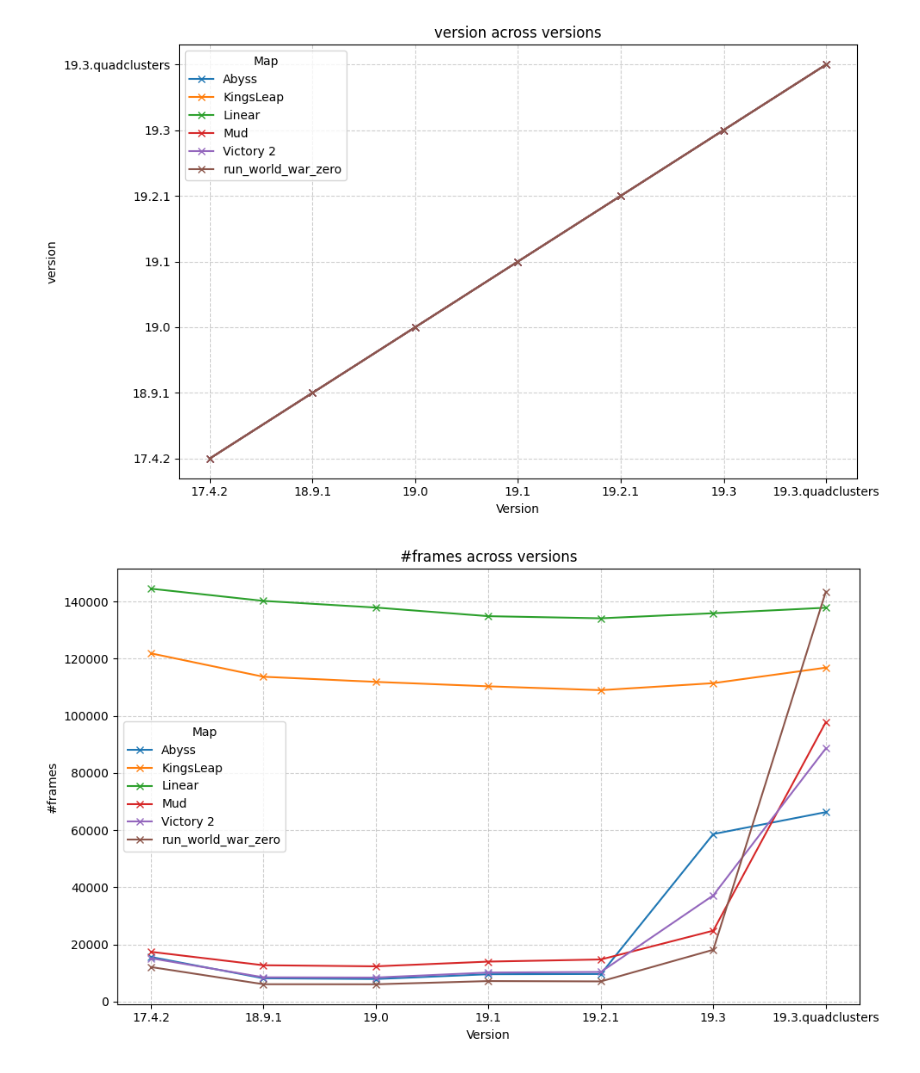
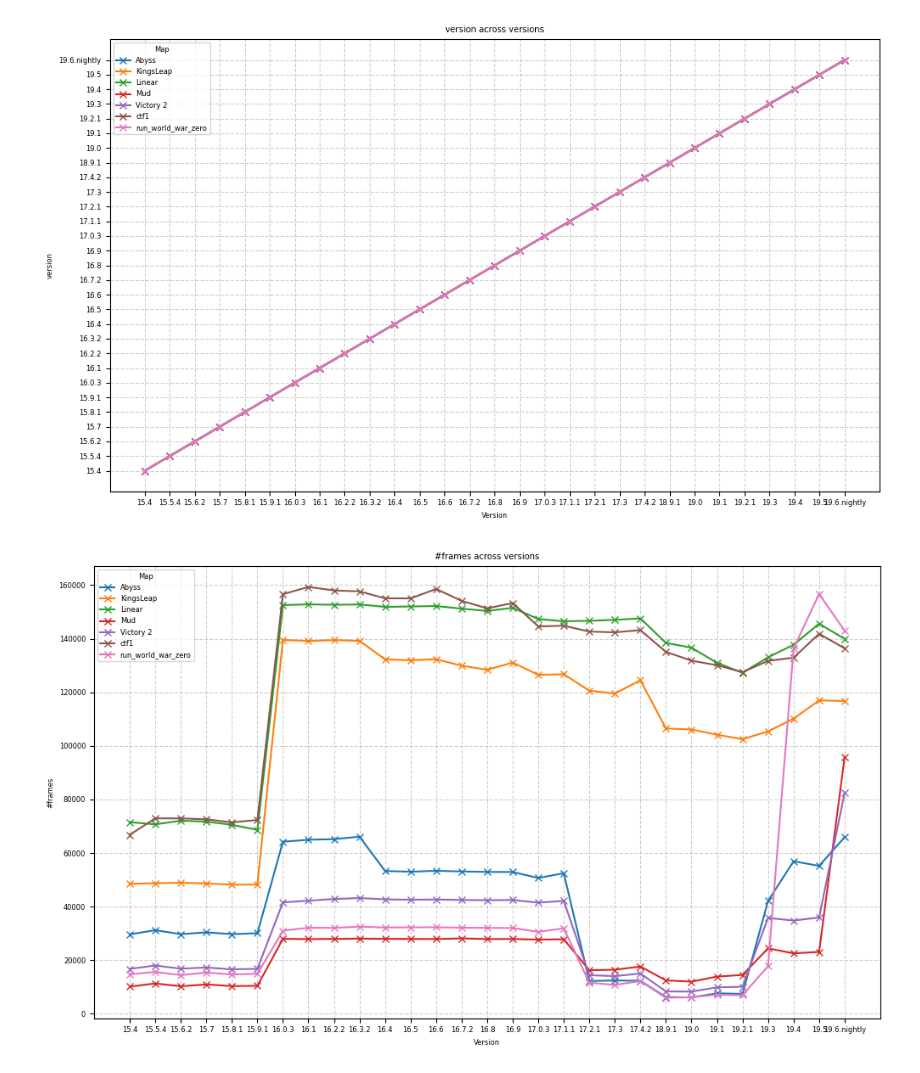
Before and after one commit to AssassinTee/ddnet-benchmarks, a Jupyter notebook: DDNet_Benchmarking.ipynb, the cells around one changed output. Cells and saved outputs as stored; diff of their text form; code cells hidden in the pictures.

```diff
--- a/DDNet_Benchmarking.ipynb
+++ b/DDNet_Benchmarking.ipynb
@@ -28,18 +28,48 @@ def print_stats(frametimes, name):
 import pandas as pd
 # %%
 # Define column headers
-headers = ['map', 'version', '#frames', 'FT avg. (µs)', 'FT min (µs)', 'FT max (µs)', 'AVG FPS']
-
+headers = ['map', 'version', '#frames', 'FT avg. (µs)', 'FT min (µs)', 'FT max (µs)', 'AVG FPS', 'worst 0.01 FPS', 'worst 0.001 FPS']
+client_list = ["15.4",
+    "15.5.4",
+    "15.6.2",
+    "15.7",
+    "15.8.1",
+    "15.9.1",
+    "16.0.3",
+    "16.1",
+    "16.2.2",
+    "16.3.2",
+    "16.4",
+    "16.5",
+    "16.6",
+    "16.7.2",
+    "16.8",
+    "16.9",
+    "17.0.3",
+    "17.1.1",
+    "17.2.1",
+    "17.3",
+    "17.4.2", "18.9.1", "19.0", "19.1", "19.2.1", "19.3", "19.4", "19.5", "19.6.nightly"]
+#client_list = ["19.4", "19.4.cleanup"]
+map_list = ["Abyss", "KingsLeap", "Linear", "Mud", "Victory 2", "run_world_war_zero", "ctf1"]
+#map_list = ["multieasy"]
 df = pd.DataFrame(columns=headers)
-for map in ["Abyss", "KingsLeap", "Linear", "Mud", "Victory 2", "run_world_war_zero"]:
-    for client in ["17.4.2", "18.9.1", "19.0", "19.1", "19.2.1", "19.3", "19.3.quadclusters"]:
+for map in map_list:
+    for client in client_list:
         name = f"{client}-benchmark-{map}.txt"
         frametimes = read_frametimes(name)
         frametimes = frametimes[2000:]
 
         # print_stats(frametimes, f"{client}-{map}")
         # plt.show()
+        frametimes_sorted = np.sort(frametimes)
+        topN = int(len(frametimes_sorted) * 0.01)
+        frametimes_001 = frametimes_sorted[-topN:]
 
-        df.loc[f"{client}-{map}"] = [map, client, len(frametimes), np.average(frametimes), np.min(frametimes), np.max(frametimes), 1000000 / np.average(frametimes)]
+        topN = int(len(frametimes_sorted) * 0.001)
+        frametimes_0001 = frametimes_sorted[-topN:]
+
+        df.loc[f"{client}-{map}"] = [map, client, len(frametimes), np.average(frametimes), np.min(frametimes), np.max(frametimes),
+                                     1000000 / np.average(frametimes), 1000000 / np.average(frametimes_001), 1000000 / np.average(frametimes_0001)]
 print(df.to_markdown())
 # %% [output]
@@ -63,4 +93,5 @@ print(df.to_markdown())
 # %%
+plt.rcParams.update({'font.size': 6})
 # Ensure versions are ordered correctly
 df["version"] = pd.Categorical(df["version"], categories=df["version"].unique(), ordered=True)
 
@@ -80,2 +111,2 @@ for metric in headers:
-[figure, old version]
+[figure, new version]
-[figure, old version]
+[figure, new version]
```
Also changed, not shown: parts of 2 cells of this notebook, 1 other file.
